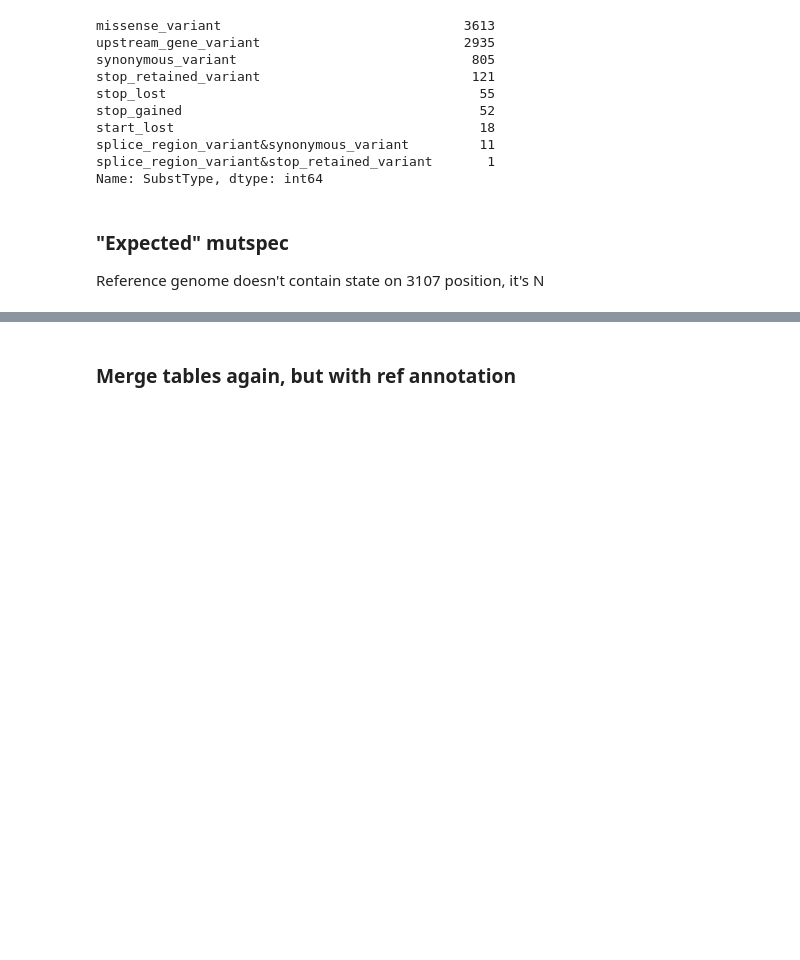
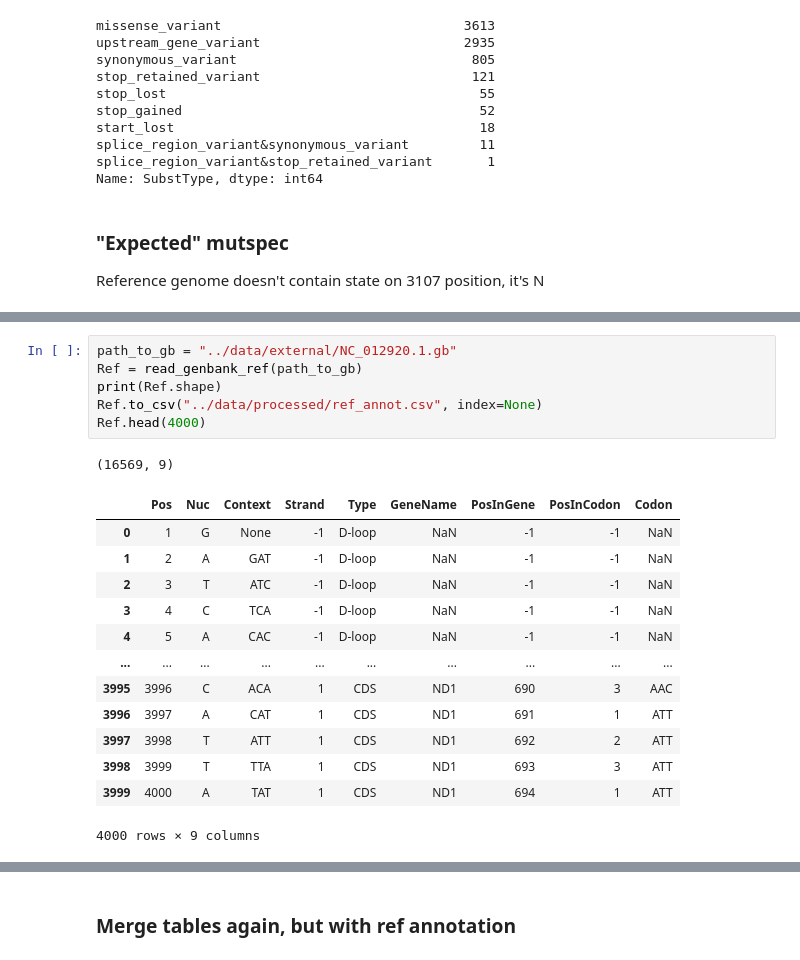
Before and after one commit to mitoclub/Signatures, a Jupyter notebook: notebooks/cancer_EDA.ipynb, the cells around one changed output, grey strips where cells are left out. Cells and saved outputs as stored; diff of their text form; blank space fills up the shorter version.

```diff
--- a/notebooks/cancer_EDA.ipynb
+++ b/notebooks/cancer_EDA.ipynb
@@ -333,0 +258,21 @@ Ref
+# %%
+path_to_gb = "../data/external/NC_012920.1.gb"
+Ref = read_genbank_ref(path_to_gb)
+print(Ref.shape)
+Ref.to_csv("../data/processed/ref_annot.csv", index=None)
+Ref.head(4000)
+# %% [output]
+(16569, 9)
+|  | Pos | Nuc | Context | Strand | Type | GeneName | PosInGene | PosInCodon | Codon |
+| 0 | 1 | G | None | -1 | D-loop | NaN | -1 | -1 | NaN |
+| 1 | 2 | A | GAT | -1 | D-loop | NaN | -1 | -1 | NaN |
+| 2 | 3 | T | ATC | -1 | D-loop | NaN | -1 | -1 | NaN |
+| 3 | 4 | C | TCA | -1 | D-loop | NaN | -1 | -1 | NaN |
+| 4 | 5 | A | CAC | -1 | D-loop | NaN | -1 | -1 | NaN |
+| ... | ... | ... | ... | ... | ... | ... | ... | ... | ... |
+| 3995 | 3996 | C | ACA | 1 | CDS | ND1 | 690 | 3 | AAC |
+| 3996 | 3997 | A | CAT | 1 | CDS | ND1 | 691 | 1 | ATT |
+| 3997 | 3998 | T | ATT | 1 | CDS | ND1 | 692 | 2 | ATT |
+| 3998 | 3999 | T | TTA | 1 | CDS | ND1 | 693 | 3 | ATT |
+| 3999 | 4000 | A | TAT | 1 | CDS | ND1 | 694 | 1 | ATT |
+4000 rows × 9 columns
```
Also changed, not shown: parts of 23 cells of this notebook, 1 other file.
